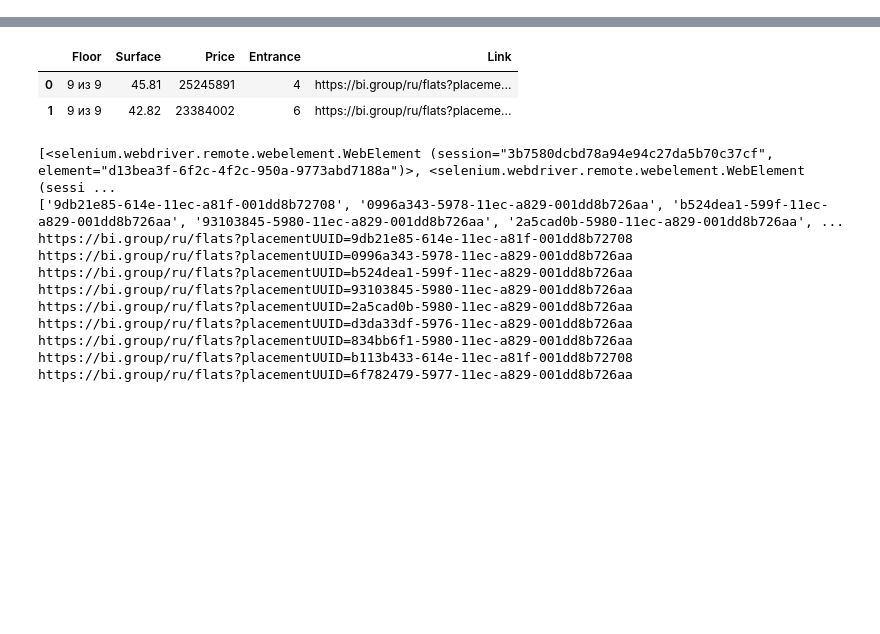
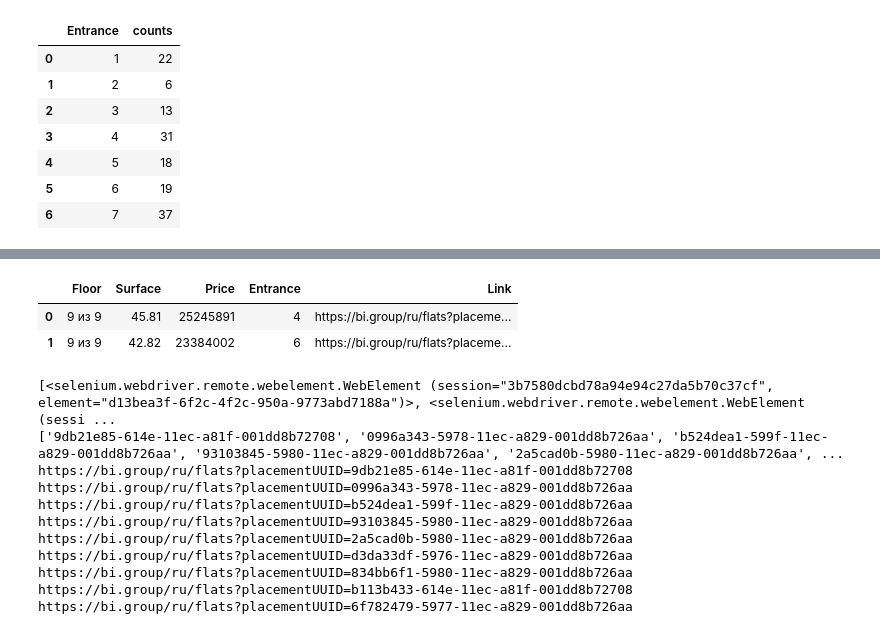
Before and after one commit to IlluvatarEru/orthanc, a Jupyter notebook: research/Scrap BI.ipynb, the cells around one changed output, grey strips where cells are left out. Drawn from its saved outputs; the diff is of its cells as text; code cells hidden in the pictures; blank space fills up the shorter version.

```diff
--- a/research/Scrap BI.ipynb
+++ b/research/Scrap BI.ipynb
@@ -10,11 +10,2 @@ from src.selenium_scrapper import *
 from src.kz_bi import *
 logging.getLogger('WDM').setLevel(logging.NOTSET)
-# %%
-
-base_flat_url = 'https://bi.group/ru/flats?placementUUID='
-main_url = 'https://bi.group/ru/filter?propertyTypes=%5B%225990a172-812a-4fee-b4f5-c860cca824d7%22%2C%22b6e20785-9b33-46a9-86b5-707fdbffe314%22%2C%22a6deff39-99d2-4a4c-982c-b245b7e43037%22%2C%22b3be088f-52d2-47af-93d5-0667312547c9%22%2C%22eb845125-c2b7-4d8a-93d7-015080355f78%22%2C%22c2c7b7b0-6b3e-4b9a-b729-64a750fe271d%22%2C%2264d2ff0a-22d9-4fa3-92aa-6391faf460f9%22%2C%22e211be72-2986-4ea1-8991-bfe7233ac4c2%22%2C%22253c179e-7a74-4096-a0e9-a63df0e24bb5%22%2C%228f72b6b1-0453-4938-9775-0f2f3a836ccd%22%5D&realEstatePage=%22PLACEMENTS%22&floorMax=10&realEstateUUIDs=%5B%22c68f11e7-48d1-11eb-a83d-00155d106579%22%5D&cityUUID=%224c0fe725-4b6f-11e8-80cf-bb580b2abfef%22&floorMin=3'
-file_name = 'bi_aqua'
-flats_characteristics = pd.DataFrame(columns=['Floor', 'Surface', 'Price', 'Entrance', 'Link'])
-bi = Kz_Bi_Scrapper(main_url, base_flat_url, file_name, flats_characteristics)
-bi.find_all_flats_urls_on_main_page()
-bi.find_flats_characteristics()
@@ -38,0 +12,9 @@ bi.find_flats_characteristics()
+# %%
+base_flat_url = 'https://bi.group/ru/flats?placementUUID='
+main_url = 'https://bi.group/ru/filter?propertyTypes=%5B%225990a172-812a-4fee-b4f5-c860cca824d7%22%2C%22b6e20785-9b33-46a9-86b5-707fdbffe314%22%2C%22a6deff39-99d2-4a4c-982c-b245b7e43037%22%2C%22b3be088f-52d2-47af-93d5-0667312547c9%22%2C%22eb845125-c2b7-4d8a-93d7-015080355f78%22%2C%22c2c7b7b0-6b3e-4b9a-b729-64a750fe271d%22%2C%2264d2ff0a-22d9-4fa3-92aa-6391faf460f9%22%2C%22e211be72-2986-4ea1-8991-bfe7233ac4c2%22%2C%22253c179e-7a74-4096-a0e9-a63df0e24bb5%22%2C%228f72b6b1-0453-4938-9775-0f2f3a836ccd%22%5D&realEstatePage=%22PLACEMENTS%22&realEstateUUIDs=%5B%22c68f11e7-48d1-11eb-a83d-00155d106579%22%5D&cityUUID=%224c0fe725-4b6f-11e8-80cf-bb580b2abfef%22&floorMin=1&floorMax=12'
+country = 'kz'
+file_name = 'bi_aqua'
+flats_characteristics = pd.DataFrame(columns=['Floor','Number Of Floors', 'Surface', 'Price', 'Entrance', 'Link'])
+bi = KzBIGroup(main_url, base_flat_url, country, file_name, flats_characteristics)
+bi.find_all_flats_urls_on_main_page()
+#bi.find_flats_characteristics()
@@ -38,0 +54,11 @@ bi.find_flats_characteristics()
+# %%
+bi.flats_characteristics.groupby(['Entrance']).size().reset_index(name='counts')
+# %% [output]
+|  | Entrance | counts |
+| 0 | 1 | 22 |
+| 1 | 2 | 6 |
+| 2 | 3 | 13 |
+| 3 | 4 | 31 |
+| 4 | 5 | 18 |
+| 5 | 6 | 19 |
+| 6 | 7 | 37 |
```
Also changed, not shown: parts of 8 cells of this notebook, 2 other files.
